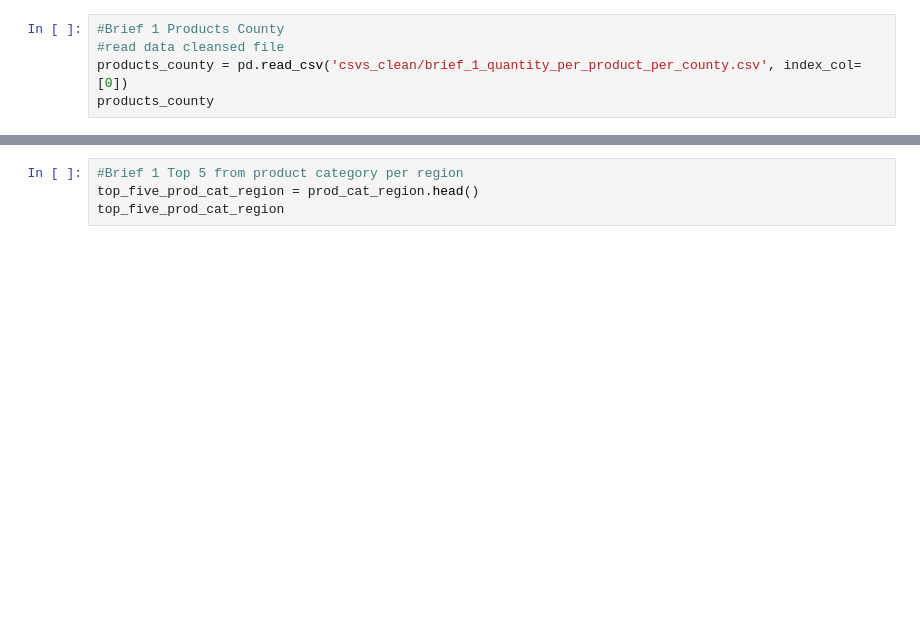
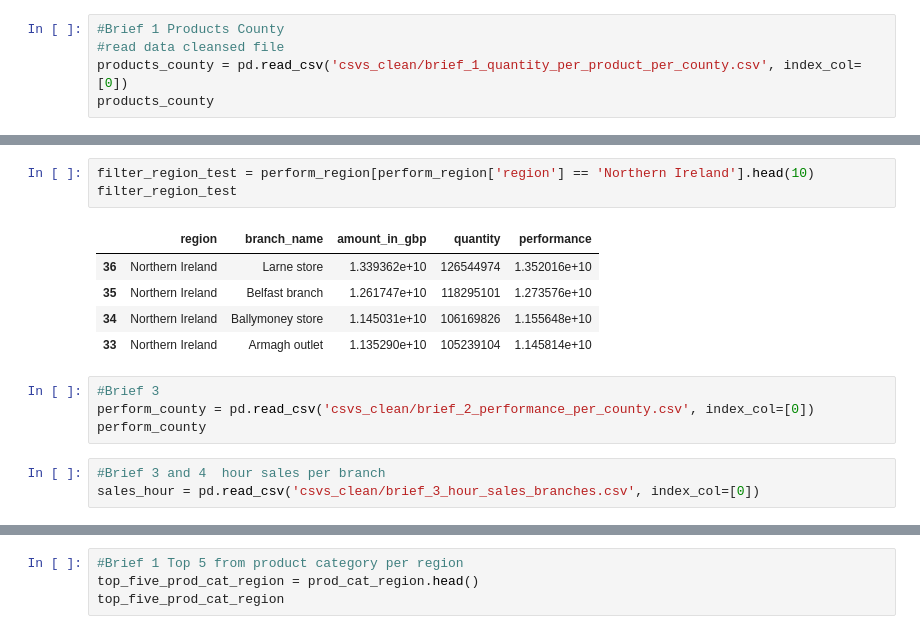
Before and after one commit to CodeMarie/final-project-part-2-dash-app, a Jupyter notebook: data.ipynb, the cells around one changed output, grey strips where cells are left out. Saved outputs shown, nothing was run; the diff lists cells and outputs as text; blank space fills up the shorter version.

```diff
--- a/data.ipynb
+++ b/data.ipynb
@@ -61,0 +94,16 @@ products_county
+# %%
+filter_region_test = perform_region[perform_region['region'] == 'Northern Ireland'].head(10)
+filter_region_test
+# %% [output]
+|  | region | branch_name | amount_in_gbp | quantity | performance |
+| 36 | Northern Ireland | Larne store | 1.339362e+10 | 126544974 | 1.352016e+10 |
+| 35 | Northern Ireland | Belfast branch | 1.261747e+10 | 118295101 | 1.273576e+10 |
+| 34 | Northern Ireland | Ballymoney store | 1.145031e+10 | 106169826 | 1.155648e+10 |
+| 33 | Northern Ireland | Armagh outlet | 1.135290e+10 | 105239104 | 1.145814e+10 |
+# %%
+#Brief 3
+perform_county = pd.read_csv('csvs_clean/brief_2_performance_per_county.csv', index_col=[0])
+perform_county
+# %%
+#Brief 3 and 4  hour sales per branch
+sales_hour = pd.read_csv('csvs_clean/brief_3_hour_sales_branches.csv', index_col=[0])
```
Also changed, not shown: parts of 9 cells of this notebook, 3 other files.
